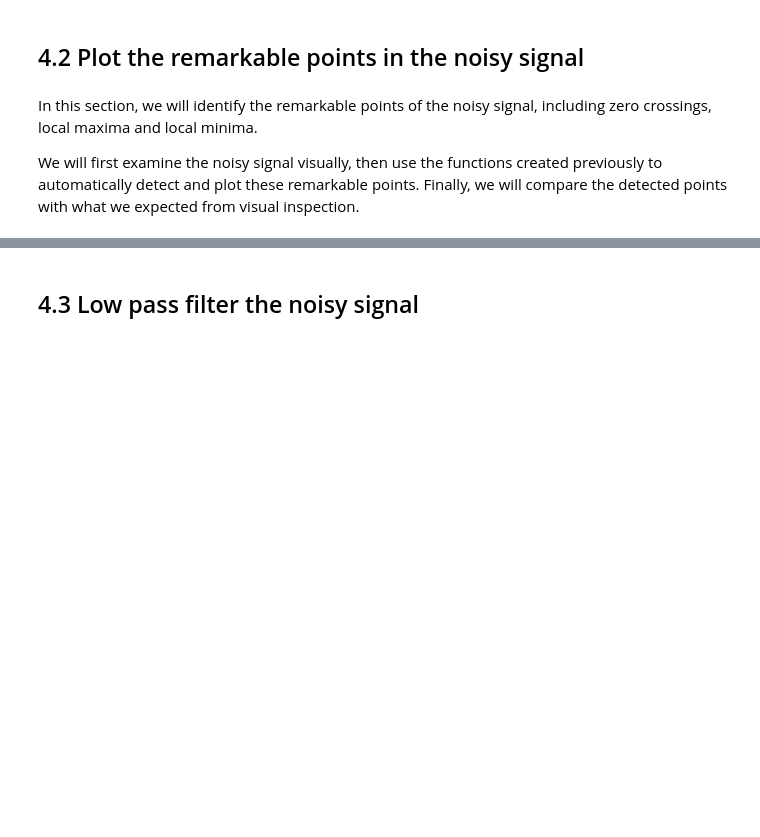
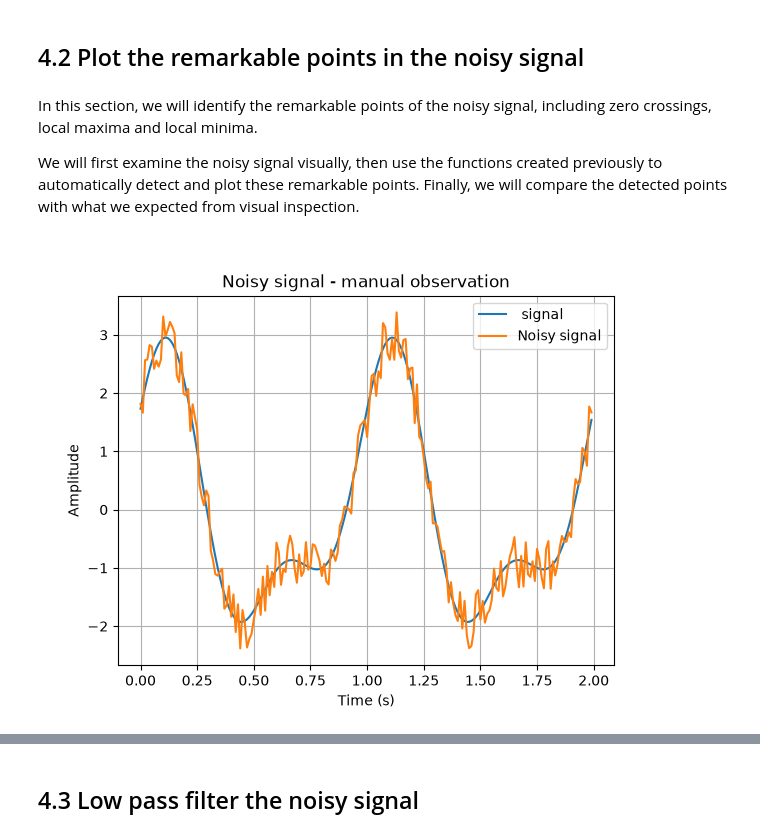
Before and after one commit to GaiaGas/Series03-Python, a Jupyter notebook: Series03-Python.ipynb, the cells around one changed output, grey strips where cells are left out. Saved outputs shown, nothing was run; the diff lists cells and outputs as text; code cells hidden in the pictures; blank space fills up the shorter version.

```diff
--- a/Series03-Python.ipynb
+++ b/Series03-Python.ipynb
@@ -517,3 +517,20 @@ plt.show()
 In this section, we will identify the remarkable points of the noisy signal, including zero crossings, local maxima and local minima.
 
 We will first examine the noisy signal visually, then use the functions created previously to automatically detect and plot these remarkable points. Finally, we will compare the detected points with what we expected from visual inspection.
+# %%
+%matplotlib widget
+
+plt.figure()
+
+plt.plot(t, s, label=" signal")
+plt.plot(t, noisy_signal, label="Noisy signal")
+
+plt.xlabel("Time (s)")
+plt.ylabel("Amplitude")
+plt.title("Noisy signal - manual observation")
+plt.legend()
+plt.grid(True)
+
+plt.show()
+# %% [output]
+[figure, added]
```
Also changed, not shown: parts of 12 cells of this notebook.
